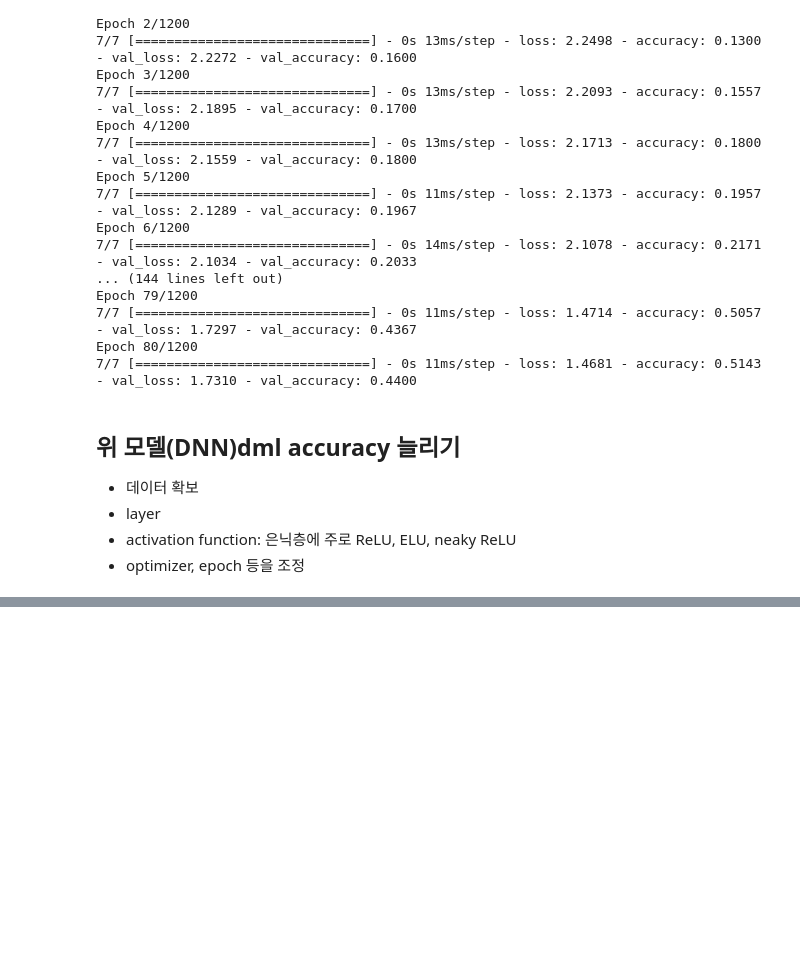
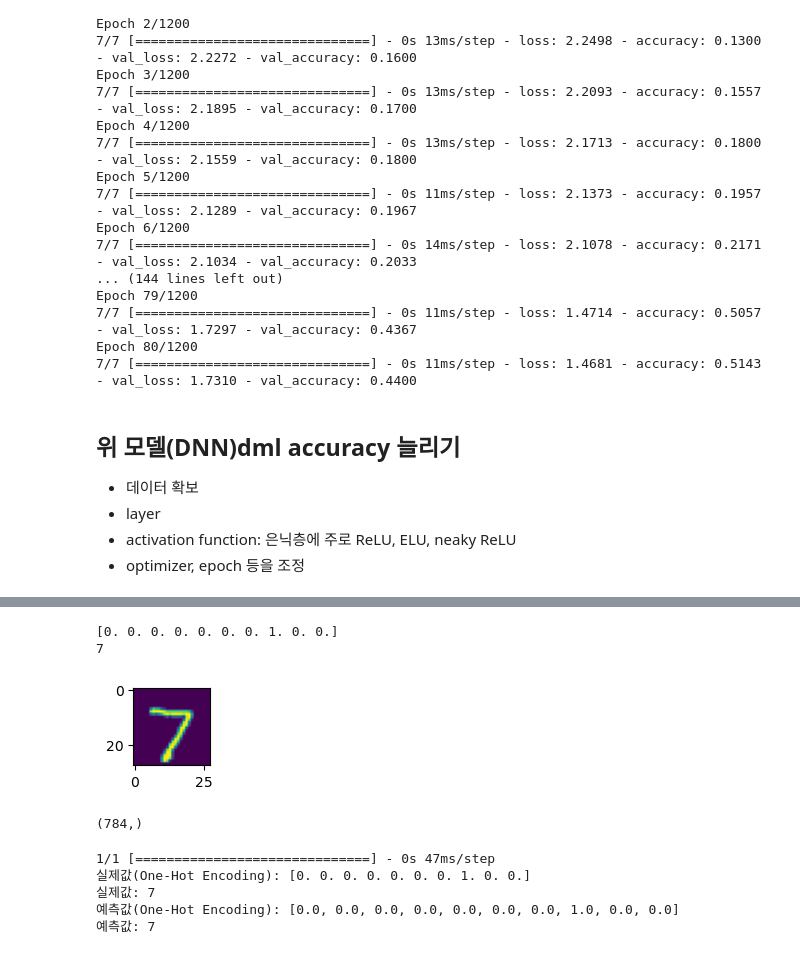
Before and after one commit to yeonzuui/ai, a Jupyter notebook: source/08_DeepLearning/08_DNN(딥러닝)_MNIST(손글씨데이터).ipynb, the cells around one changed output, grey strips where cells are left out. Drawn from its saved outputs; the diff is of its cells as text; code cells hidden in the pictures; blank space fills up the shorter version.

```diff
--- a/source/08_DeepLearning/08_DNN(딥러닝)_MNIST(손글씨데이터).ipynb
+++ b/source/08_DeepLearning/08_DNN(딥러닝)_MNIST(손글씨데이터).ipynb
@@ -458,0 +625,27 @@ Epoch 80/1200
+# %%
+plt.figure(figsize = (1, 1))
+plt.imshow(X_test[0].reshape(28, 28))
+print(Y_test[0])
+print(Y_test[0].argmax())
+plt.show()
+# %% [output]
+[0. 0. 0. 0. 0. 0. 0. 1. 0. 0.]
+7
+[figure, added]
+# %%
+# Model 사용하기
+X_test[0].shape
+# %% [output]
+(784,)
+# %%
+result = model2.predict(X_test[0].reshape(1, 784))
+print('실제값(One-Hot Encoding):', Y_test[0])
+print('실제값:', Y_test[0].argmax())
+print('예측값(One-Hot Encoding):', [round(r, 5) for r in result[0]])
+print('예측값:', result[0].argmax())
+# %% [output]
+1/1 [==============================] - 0s 47ms/step
+실제값(One-Hot Encoding): [0. 0. 0. 0. 0. 0. 0. 1. 0. 0.]
+실제값: 7
+예측값(One-Hot Encoding): [0.0, 0.0, 0.0, 0.0, 0.0, 0.0, 0.0, 1.0, 0.0, 0.0]
+예측값: 7
```
Also changed, not shown: parts of 20 cells of this notebook, 7 other files.
